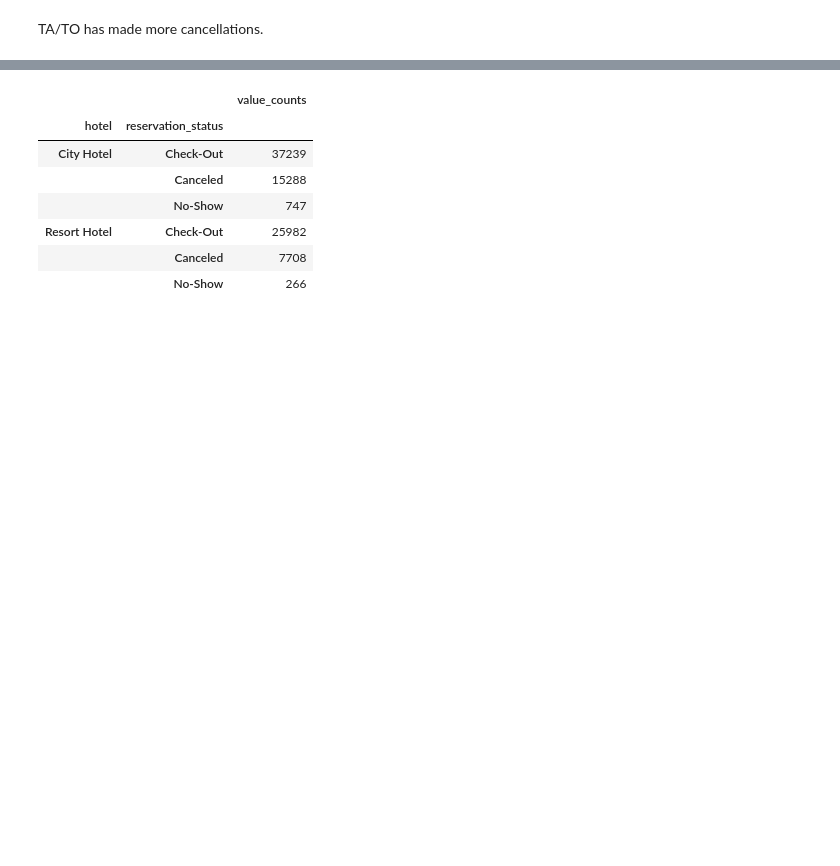
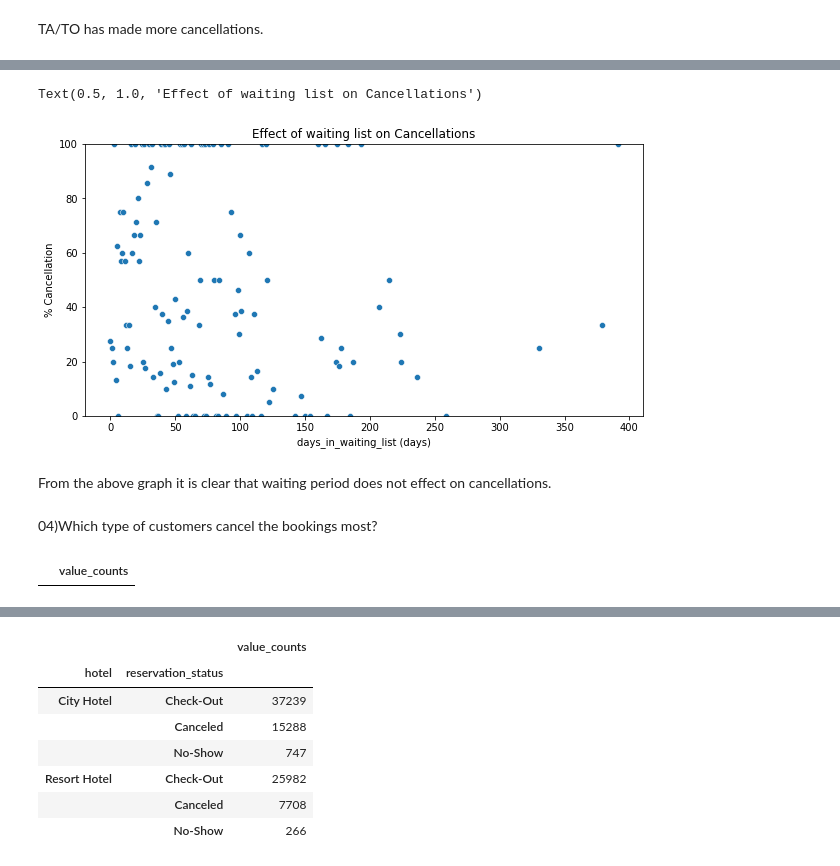
Before and after one commit to Sindhu846/eda-capestone-project, a Jupyter notebook: Hotel_Booking_Analysis_Capstone_Project.ipynb, the cells around one changed output, grey strips where cells are left out. Saved outputs shown, nothing was run; the diff lists cells and outputs as text; code cells hidden in the pictures; blank space fills up the shorter version.

```diff
--- a/Hotel_Booking_Analysis_Capstone_Project.ipynb
+++ b/Hotel_Booking_Analysis_Capstone_Project.ipynb
@@ -411,0 +421,4 @@ TA/TO has made more cancellations.
+# %%
+waiting_list = hotel_booking_df.groupby('days_in_waiting_list').agg({'is_canceled':'sum', 'hotel':'count'}).reset_index().rename(columns={'is_canceled':'cancelled_bookings', 'hotel':'total_bookings'})
+waiting_list['cancellation_percentage'] = (waiting_list['cancelled_bookings']/waiting_list['total_bookings'])*100
+waiting_list.head()
@@ -411,0 +432,18 @@ TA/TO has made more cancellations.
+# %%
+plt.figure(figsize=(10,5))
+sns.scatterplot(x='days_in_waiting_list', y='cancellation_percentage', data=waiting_list)
+plt.ylim((0,100))
+plt.xlabel("days_in_waiting_list (days)")
+plt.ylabel("% Cancellation")
+plt.title("Effect of waiting list on Cancellations")
+# %% [output]
+Text(0.5, 1.0, 'Effect of waiting list on Cancellations')
+[figure, added]
+# %% [markdown]
+From the above graph it is clear that waiting period does not effect on cancellations.
+# %% [markdown]
+04)Which type of customers cancel the bookings most?
+# %%
+hotel_booking_df["customer_type"][hotel_booking_df["is_canceled"] == "Yes"].agg(["value_counts"])
+# %% [output]
+|  | value_counts |
```
Also changed, not shown: parts of 45 cells of this notebook.
